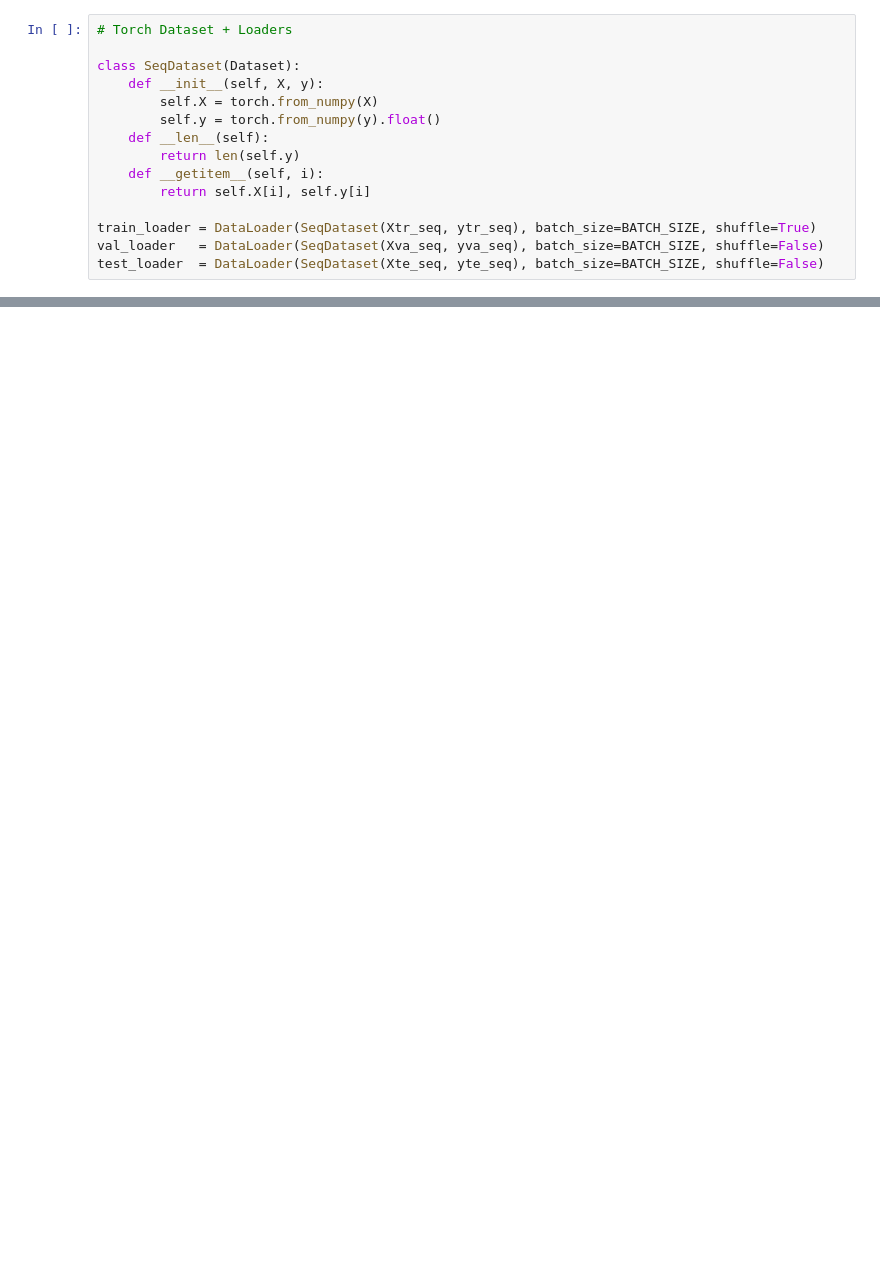
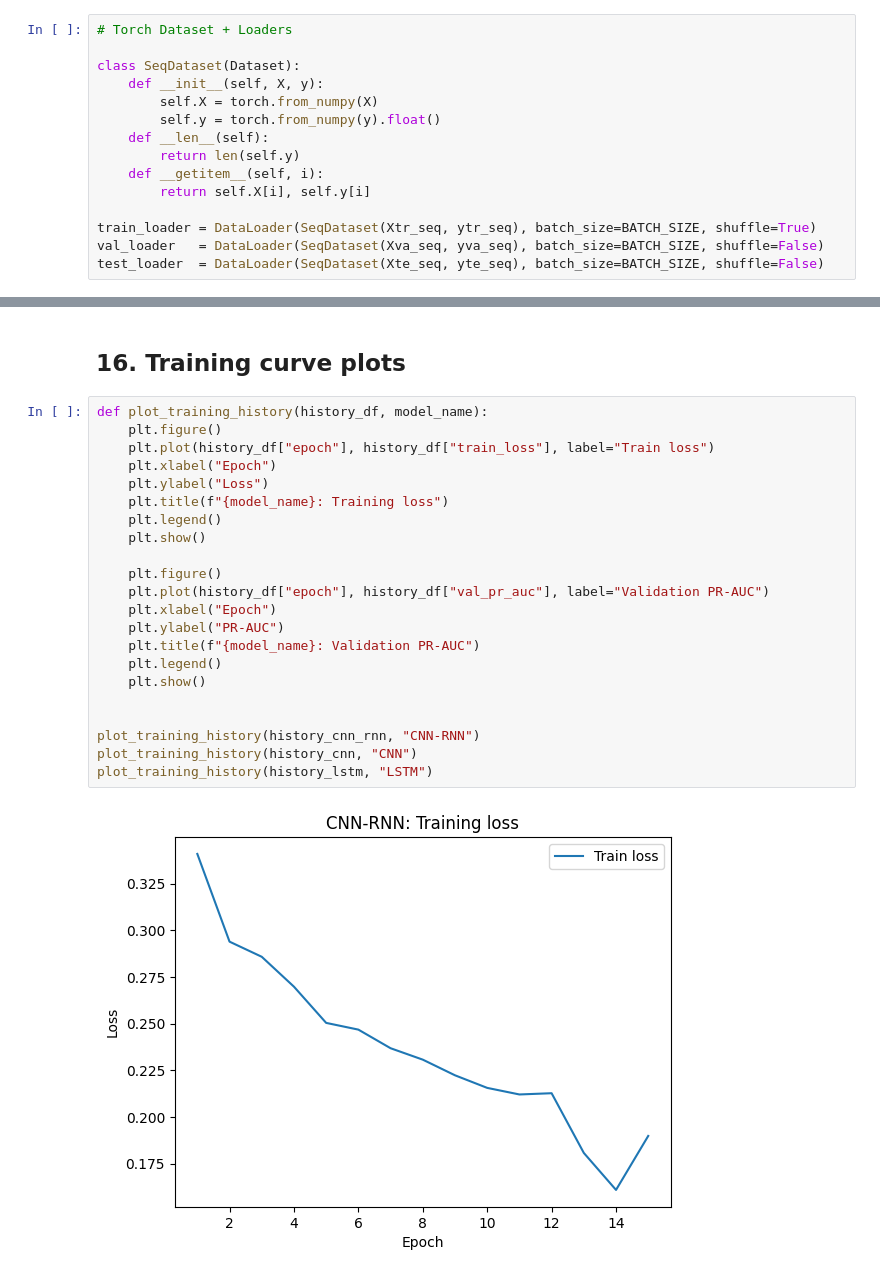
Before and after one commit to sofijadimitrijevic1/480-ai-finance, a Jupyter notebook: model_comparison.ipynb, the cells around one changed output, grey strips where cells are left out. Cells and saved outputs as stored; diff of their text form; blank space fills up the shorter version.

```diff
--- a/model_comparison.ipynb
+++ b/model_comparison.ipynb
@@ -989,0 +1062,26 @@ df_compare
+# %% [markdown]
+## 16. Training curve plots
+# %%
+def plot_training_history(history_df, model_name):
+    plt.figure()
+    plt.plot(history_df["epoch"], history_df["train_loss"], label="Train loss")
+    plt.xlabel("Epoch")
+    plt.ylabel("Loss")
+    plt.title(f"{model_name}: Training loss")
+    plt.legend()
+    plt.show()
+
+    plt.figure()
+    plt.plot(history_df["epoch"], history_df["val_pr_auc"], label="Validation PR-AUC")
+    plt.xlabel("Epoch")
+    plt.ylabel("PR-AUC")
+    plt.title(f"{model_name}: Validation PR-AUC")
+    plt.legend()
+    plt.show()
+
+
+plot_training_history(history_cnn_rnn, "CNN-RNN")
+plot_training_history(history_cnn, "CNN")
+plot_training_history(history_lstm, "LSTM")
+# %% [output]
+[figure, added]
```
Also changed, not shown: parts of 49 cells of this notebook, 5 other files.
